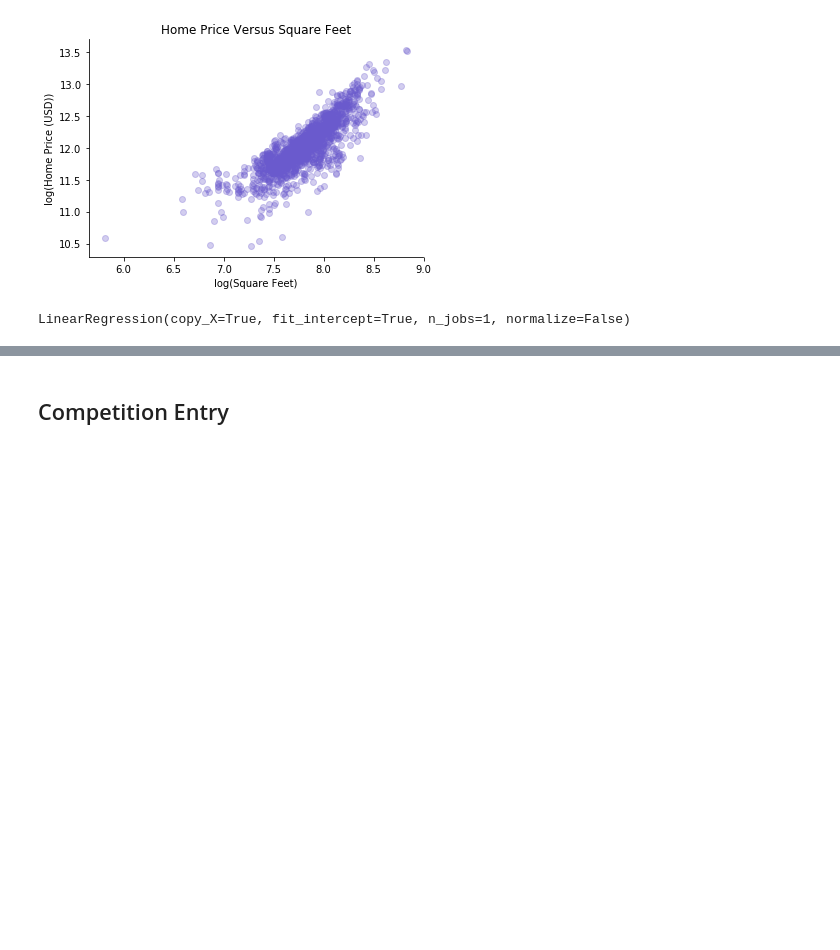
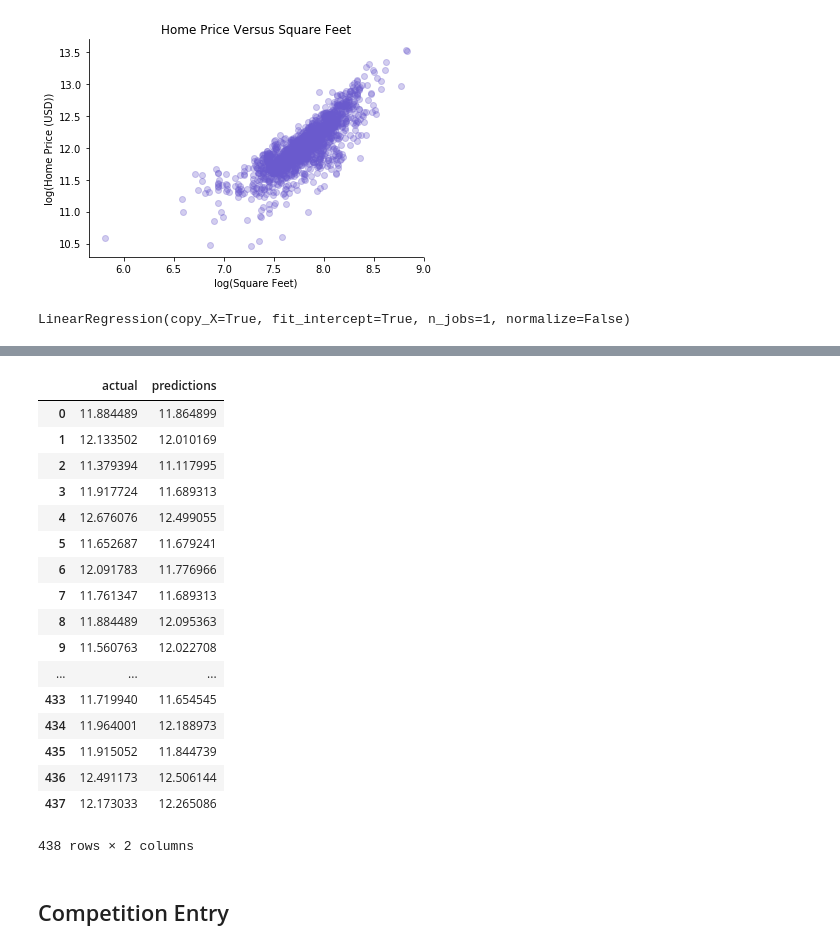
Before and after one commit to mileslucey/housing_prices_predictor, a Jupyter notebook: 04-single_variable_regression.ipynb, the cells around one changed output, grey strips where cells are left out. Saved outputs shown, nothing was run; the diff lists cells and outputs as text; code cells hidden in the pictures; blank space fills up the shorter version.

```diff
--- a/04-single_variable_regression.ipynb
+++ b/04-single_variable_regression.ipynb
@@ -340,0 +341,23 @@ Testing Score: 0.7182923480122773
+# %%
+actual_predictions = pd.DataFrame({"actual":y_test,"predictions":y_pred})
+# %%
+actual_predictions
+# %% [output]
+|  | actual | predictions |
+| 0 | 11.884489 | 11.864899 |
+| 1 | 12.133502 | 12.010169 |
+| 2 | 11.379394 | 11.117995 |
+| 3 | 11.917724 | 11.689313 |
+| 4 | 12.676076 | 12.499055 |
+| 5 | 11.652687 | 11.679241 |
+| 6 | 12.091783 | 11.776966 |
+| 7 | 11.761347 | 11.689313 |
+| 8 | 11.884489 | 12.095363 |
+| 9 | 11.560763 | 12.022708 |
+| ... | ... | ... |
+| 433 | 11.719940 | 11.654545 |
+| 434 | 11.964001 | 12.188973 |
+| 435 | 11.915052 | 11.844739 |
+| 436 | 12.491173 | 12.506144 |
+| 437 | 12.173033 | 12.265086 |
+438 rows × 2 columns
```
Also changed, not shown: parts of 7 cells of this notebook, 4 other files.
